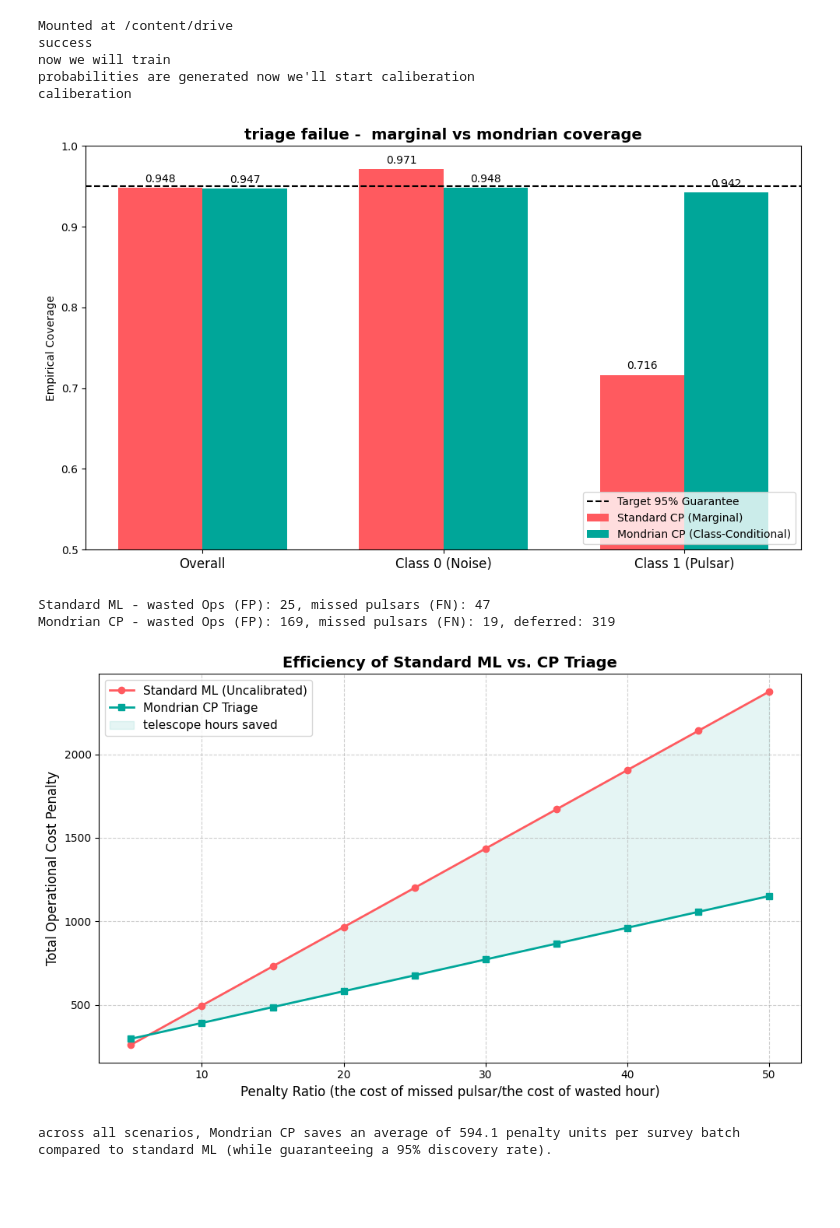
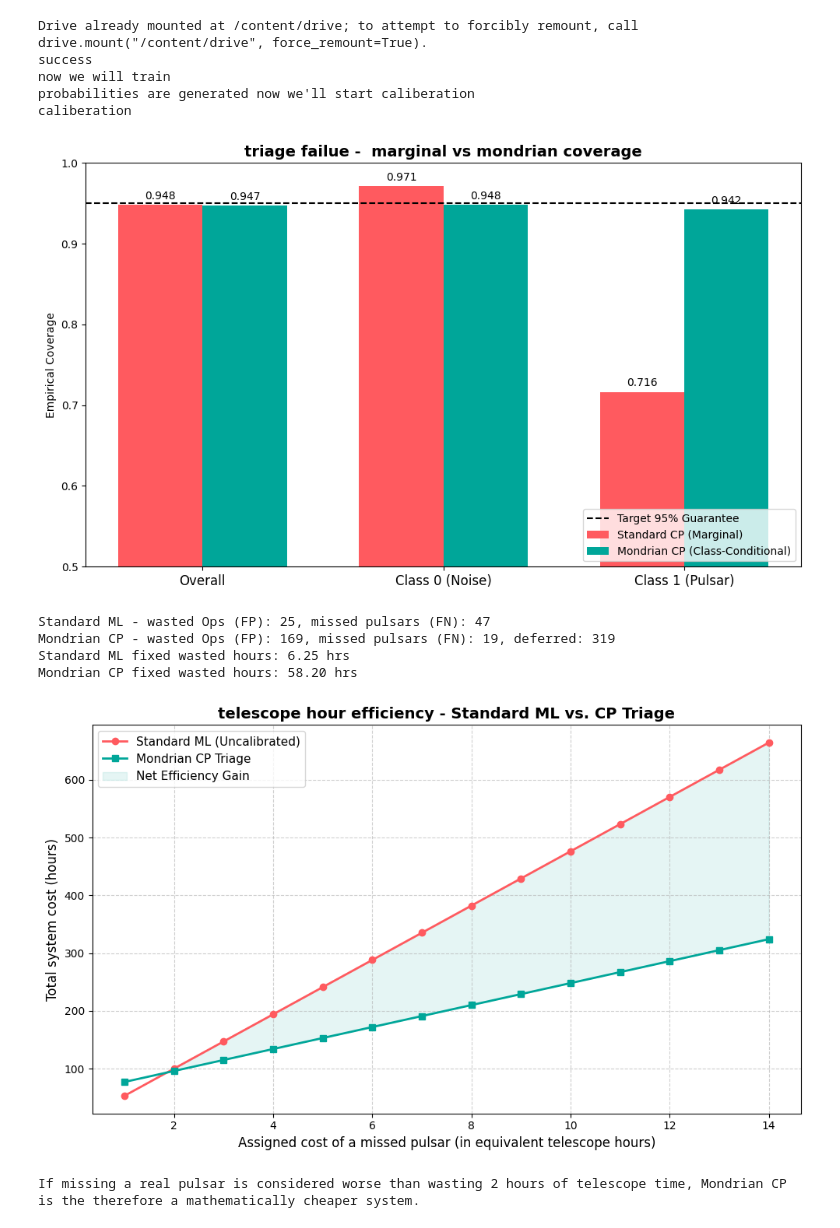
Before and after one commit to Not-kh-lily-23/pulsar-conformal-triage, a Jupyter notebook: main_triage_pipeline.ipynb, the cells around one changed output. Drawn from its saved outputs; the diff is of its cells as text; code cells hidden in the pictures; blank space fills up the shorter version.

```diff
--- a/main_triage_pipeline.ipynb
+++ b/main_triage_pipeline.ipynb
@@ -81,51 +81,65 @@ def gen_predsets(test_probs,q_0,q_1):
             labels.append("defer (ambiguous)")
         else:
             labels.append("anomaly (empty set)")
     return np.array(labels)
 triage_des=gen_predsets(test_probs,q_0,q_1)
 rdf=pd.DataFrame({
     'true_label':y_test.values,
     'prob_pulsar':test_probs[:, 1],
     'triage_decision':triage_des
 })
 standard_preds=(test_probs[:,1]>=0.5).astype(int)
 std_fp=np.sum((standard_preds==1)&(y_test==0))
 std_fn=np.sum((standard_preds==0)&(y_test==1))
 cp_fp=np.sum((rdf['triage_decision']=="telescope (definitive pulsar)")&(rdf['true_label']==0))
 cp_fn=np.sum((rdf['triage_decision']=="discard (definitive noise)")&(rdf['true_label']==1))
 cp_deferrals=np.sum(rdf['triage_decision']=="defer (ambiguous)")
 print(f"Standard ML - wasted Ops (FP): {std_fp}, missed pulsars (FN): {std_fn}")
 print(f"Mondrian CP - wasted Ops (FP): {cp_fp}, missed pulsars (FN): {cp_fn}, deferred: {cp_deferrals}")
-cost_ratios=np.arange(5,51,5)
-std_costs=[]
-cp_costs=[]
-cost_per_deferral=0.1
-for cr in cost_ratios:
-    cost_std=(std_fp*1)+(std_fn*cr)
-    cost_cp=(cp_fp*1)+(cp_fn*cr)+(cp_deferrals*cost_per_deferral)
-    std_costs.append(cost_std)
-    cp_costs.append(cost_cp)
-fig, ax=plt.subplots(figsize=(10,6))
-ax.plot(cost_ratios,std_costs,marker='o',label='Standard ML (Uncalibrated)',color='#ff5a5f',linewidth=2)
-ax.plot(cost_ratios,cp_costs,marker='s',label='Mondrian CP Triage',color='#00a699',linewidth=2)
-ax.fill_between(cost_ratios,std_costs,cp_costs,where=(np.array(std_costs)>np.array(cp_costs)),interpolate=True,color='#00a699',alpha=0.1,label='telescope hours saved')
-ax.set_xlabel('Penalty Ratio (the cost of missed pulsar/the cost of wasted hour)', fontsize=12)
-ax.set_ylabel('Total Operational Cost Penalty',fontsize=12)
-ax.set_title('Efficiency of Standard ML vs. CP Triage', fontsize=14, fontweight='bold')
+cost_telescope_pointing=0.25
+cost_human_review=0.05
+std_wasted_hours=std_fp*cost_telescope_pointing
+cp_wasted_hours=(cp_fp*cost_telescope_pointing)+(cp_deferrals*cost_human_review)
+print(f"Standard ML fixed wasted hours: {std_wasted_hours:.2f} hrs")
+print(f"Mondrian CP fixed wasted hours: {cp_wasted_hours:.2f} hrs")
+missed_pulsar_penalties=np.arange(1,15,1)
+std_total_costs=[]
+cp_total_costs=[]
+for penalty in missed_pulsar_penalties:
+    cost_std=std_wasted_hours+(std_fn*penalty)
+    cost_cp=cp_wasted_hours+(cp_fn*penalty)
+    std_total_costs.append(cost_std)
+    cp_total_costs.append(cost_cp)
+fig,ax=plt.subplots(figsize=(10,6))
+ax.plot(missed_pulsar_penalties,std_total_costs,marker='o',label='Standard ML (Uncalibrated)',color='#ff5a5f',linewidth=2)
+ax.plot(missed_pulsar_penalties,cp_total_costs,marker='s',label='Mondrian CP Triage',color='#00a699',linewidth=2)
+ax.fill_between(missed_pulsar_penalties,std_total_costs,cp_total_costs,
+                where=(np.array(std_total_costs)>np.array(cp_total_costs)),
+                interpolate=True, color='#00a699',alpha=0.1, label='Net Efficiency Gain')
+ax.set_xlabel('Assigned cost of a missed pulsar (in equivalent telescope hours)',fontsize=12)
+ax.set_ylabel('Total system cost (hours)',fontsize=12)
+ax.set_title('telescope hour efficiency - Standard ML vs. CP Triage',fontsize=14,fontweight='bold')
 ax.legend(fontsize=11)
 ax.grid(True,linestyle='--',alpha=0.6)
 plt.tight_layout()
 plt.show()
-avg_savings=np.mean(np.array(std_costs)-np.array(cp_costs))
-print(f"across all scenarios, Mondrian CP saves an average of {avg_savings:.1f} penalty units per survey batch compared to standard ML (while guaranteeing a 95% discovery rate).")
+diffs=np.array(std_total_costs)-np.array(cp_total_costs)
+bei=np.where(diffs>0)[0]
+if len(bei)>0:
+    bep=missed_pulsar_penalties[bei[0]]
+    print(f"If missing a real pulsar is considered worse than wasting {bep} hours of telescope time, Mondrian CP is the therefore a mathematically cheaper system.")
+else:
+    print("Mondrian CP requires a higher penalty ratio to break even on this dataset.")
 # %% [output]
-Mounted at /content/drive
+Drive already mounted at /content/drive; to attempt to forcibly remount, call drive.mount("/content/drive", force_remount=True).
 success
 now we will train
 probabilities are generated now we'll start caliberation
 caliberation
 [figure]
 Standard ML - wasted Ops (FP): 25, missed pulsars (FN): 47
 Mondrian CP - wasted Ops (FP): 169, missed pulsars (FN): 19, deferred: 319
+Standard ML fixed wasted hours: 6.25 hrs
+Mondrian CP fixed wasted hours: 58.20 hrs
-[figure, old version]
+[figure, new version]
-across all scenarios, Mondrian CP saves an average of 594.1 penalty units per survey batch compared to standard ML (while guaranteeing a 95% discovery rate).
+If missing a real pulsar is considered worse than wasting 2 hours of telescope time, Mondrian CP is the therefore a mathematically cheaper system.
```
